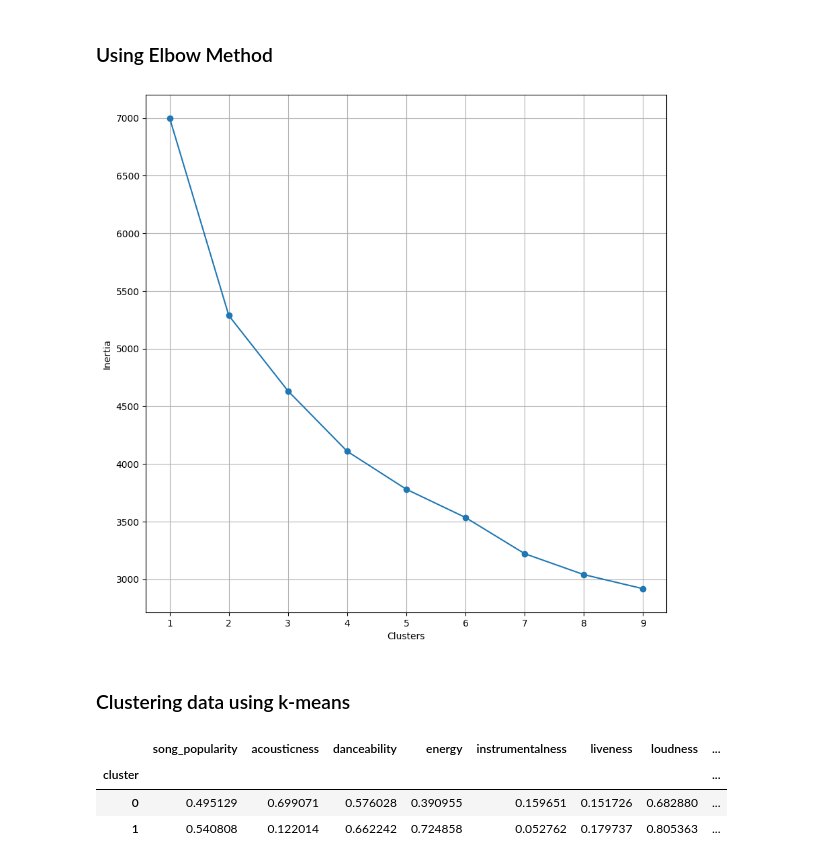
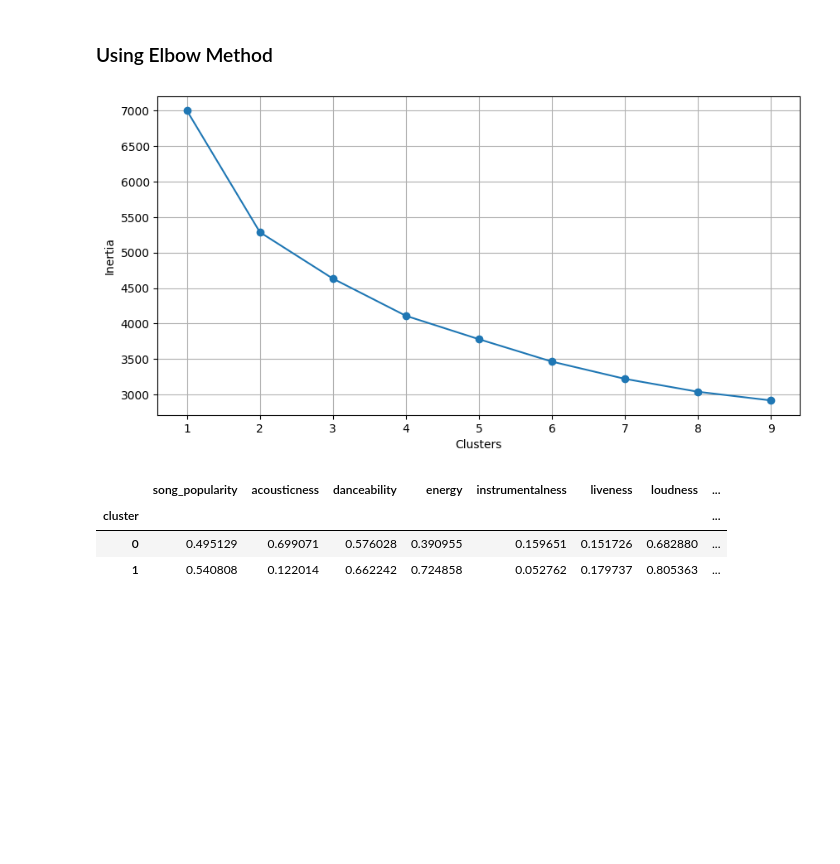
Before and after one commit to RiannDelaCruz/ML_miniproject, a Jupyter notebook: delacruz_dosado_fortaleza.ipynb, the cells around one changed output. Drawn from its saved outputs; the diff is of its cells as text; code cells hidden in the pictures; blank space fills up the shorter version.

```diff
--- a/delacruz_dosado_fortaleza.ipynb
+++ b/delacruz_dosado_fortaleza.ipynb
@@ -179,24 +188,26 @@ y_std
 # %% [markdown]
 ### Using Elbow Method
 # %%
-# Determining the cluster size
-means = []      #number of clusters
-score = []      #number of inertia
-for i in range(1,10):
-    kmean_model = KMeans(n_clusters=i, random_state=0).fit(y_std)
-    means.append(i)
-    score.append(kmean_model.inertia_)
+def optimise_k(o_data, max_k):
+    o_means = []
+    o_inertias = []
 
-# Visualization of different cluster size performations
-fig = plt.subplots(figsize = (10,10))
-plt.plot(means, score, 'o-')
-plt.xlabel('Clusters')
-plt.ylabel('Inertia')
-plt.grid(True)
-plt.show()
+    for o in range (1, max_k):
+        ok_means = KMeans(n_clusters=o)
+        ok_means.fit(o_data)
+
+        o_means.append(o)
+        o_inertias.append(ok_means.inertia_)
+
+    fig = plt.subplots(figsize = (10,5))
+    plt.plot(o_means, o_inertias, 'o-')
+    plt.xlabel('Clusters')
+    plt.ylabel('Inertia')
+    plt.grid(True)
+    plt.show()
-# %% [output]
-[figure, removed]
-# %% [markdown]
-### Clustering data using k-means
+# %%
+optimise_k(y_std, 10)
+# %% [output]
+[figure, added]
 # %%
 # Training and Predicting
```
Also changed, not shown: parts of 36 cells of this notebook, 1 other file.
